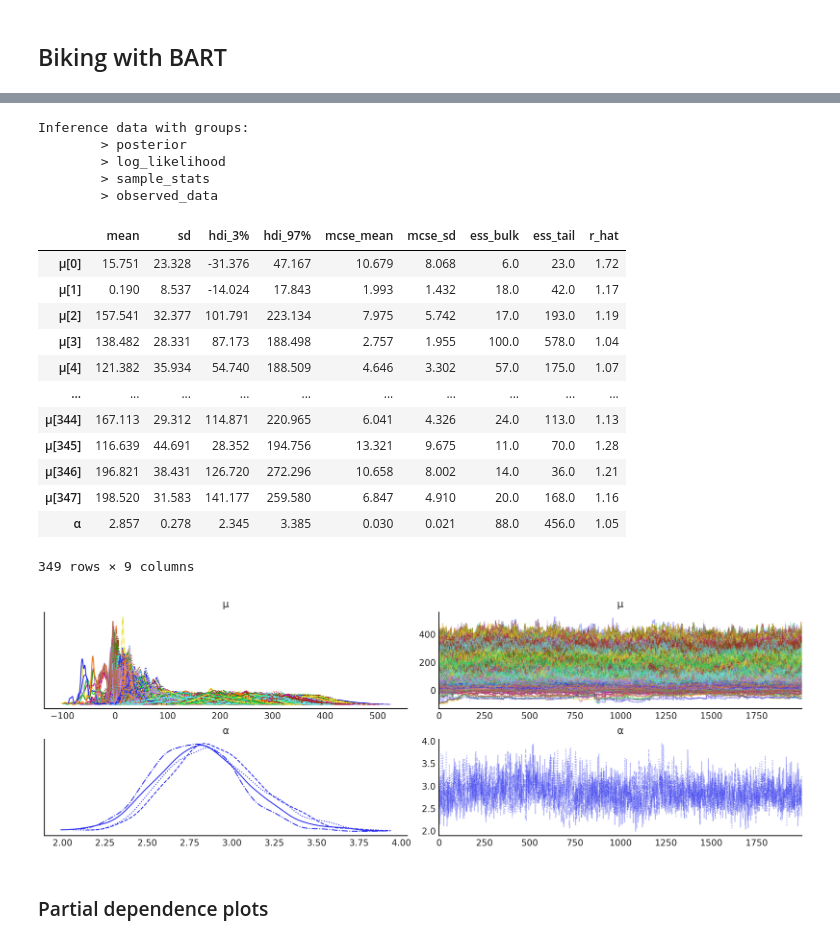
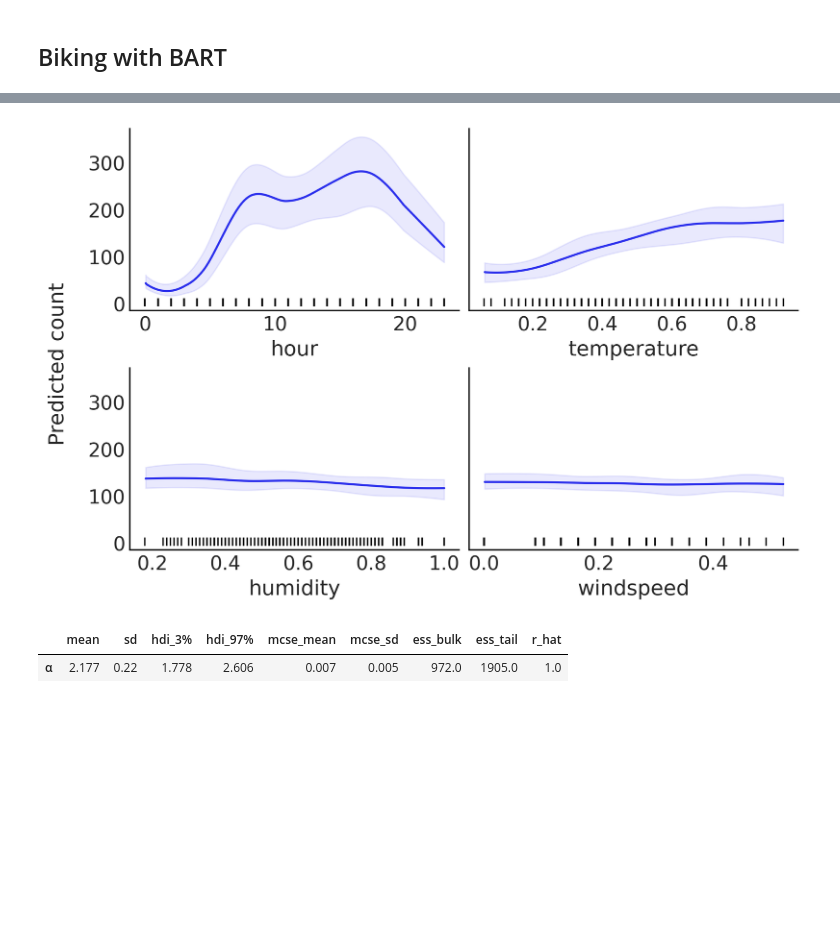
Before and after one commit to Grupo-de-modelado-probabilista/BART, a Jupyter notebook: experiments/Bikes.ipynb, the cells around one changed output, grey strips where cells are left out. Saved outputs shown, nothing was run; the diff lists cells and outputs as text; code cells hidden in the pictures; blank space fills up the shorter version.

```diff
--- a/experiments/Bikes.ipynb
+++ b/experiments/Bikes.ipynb
@@ -20,9 +22,13 @@ bikes = pd.read_csv("bikes.csv")
 X = bikes[["hour", "temperature", "humidity", "windspeed"]]
 Y = bikes["count"]
 # %%
+
 with pm.Model() as model_bikes:
-    α = pm.Exponential("α", 1 / 10)
-    μ = pmb.BART("μ", X, Y, m=50)
-    y = pm.NegativeBinomial("y", mu=np.abs(μ), alpha=α, observed=Y)
-    idata_bikes = pm.sample(tune=2000, draws=2000, chains=4, random_seed=RANDOM_SEED)
+    α = pm.Exponential("α", 0.1)
+    μ_ = pmb.BART("μ_", X, np.log(Y), m=50)
+    μ = pm.Deterministic("μ", np.exp(μ_))
+    y = pm.NegativeBinomial("y", mu=μ, alpha=α, observed=Y)
+
+    idata_bikes = pm.sample(1000, random_seed=RANDOM_SEED,
+                            compute_convergence_checks=False)
 # %% [output]
@@ -35,31 +43,9 @@ Sampling 4 chains for 2_000 tune and 2_000 draw iterations (8_000 + 8_000 draws
-# %%
-idata_bikes
-# %% [output]
-Inference data with groups:
-        > posterior
-        > log_likelihood
-        > sample_stats
-        > observed_data
+# %%
+pmb.plot_dependence(μ_, X=X, Y=Y, grid=(2, 2), func=np.exp);
+# %% [output]
+[figure, added]
 # %%
-az.summary(idata_bikes)
+az.summary(idata_bikes, var_names=["α"])
 # %% [output]
 |  | mean | sd | hdi_3% | hdi_97% | mcse_mean | mcse_sd | ess_bulk | ess_tail | r_hat |
-| μ[0] | 15.751 | 23.328 | -31.376 | 47.167 | 10.679 | 8.068 | 6.0 | 23.0 | 1.72 |
-| μ[1] | 0.190 | 8.537 | -14.024 | 17.843 | 1.993 | 1.432 | 18.0 | 42.0 | 1.17 |
-| μ[2] | 157.541 | 32.377 | 101.791 | 223.134 | 7.975 | 5.742 | 17.0 | 193.0 | 1.19 |
-| μ[3] | 138.482 | 28.331 | 87.173 | 188.498 | 2.757 | 1.955 | 100.0 | 578.0 | 1.04 |
-| μ[4] | 121.382 | 35.934 | 54.740 | 188.509 | 4.646 | 3.302 | 57.0 | 175.0 | 1.07 |
-| ... | ... | ... | ... | ... | ... | ... | ... | ... | ... |
-| μ[344] | 167.113 | 29.312 | 114.871 | 220.965 | 6.041 | 4.326 | 24.0 | 113.0 | 1.13 |
-| μ[345] | 116.639 | 44.691 | 28.352 | 194.756 | 13.321 | 9.675 | 11.0 | 70.0 | 1.28 |
-| μ[346] | 196.821 | 38.431 | 126.720 | 272.296 | 10.658 | 8.002 | 14.0 | 36.0 | 1.21 |
-| μ[347] | 198.520 | 31.583 | 141.177 | 259.580 | 6.847 | 4.910 | 20.0 | 168.0 | 1.16 |
-| α | 2.857 | 0.278 | 2.345 | 3.385 | 0.030 | 0.021 | 88.0 | 456.0 | 1.05 |
+| α | 2.177 | 0.22 | 1.778 | 2.606 | 0.007 | 0.005 | 972.0 | 1905.0 | 1.0 |
-349 rows × 9 columns
-# %%
-az.plot_trace(idata_bikes)
-plt.savefig("trace_bikes.png", bbox_inches="tight");
-# %% [output]
-[figure, removed]
-# %% [markdown]
-### Partial dependence plots
```
Also changed, not shown: parts of 8 cells of this notebook, 16 other files.
